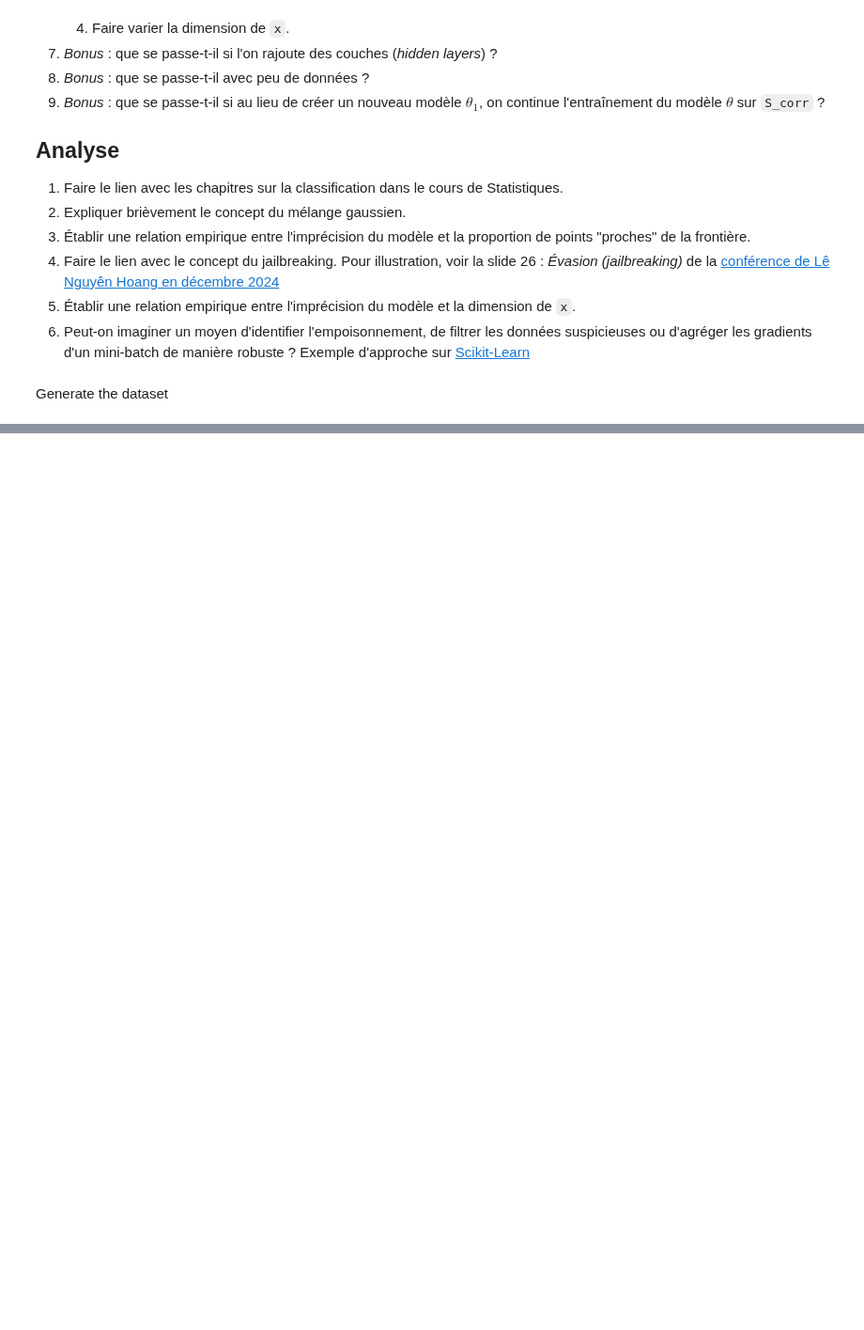
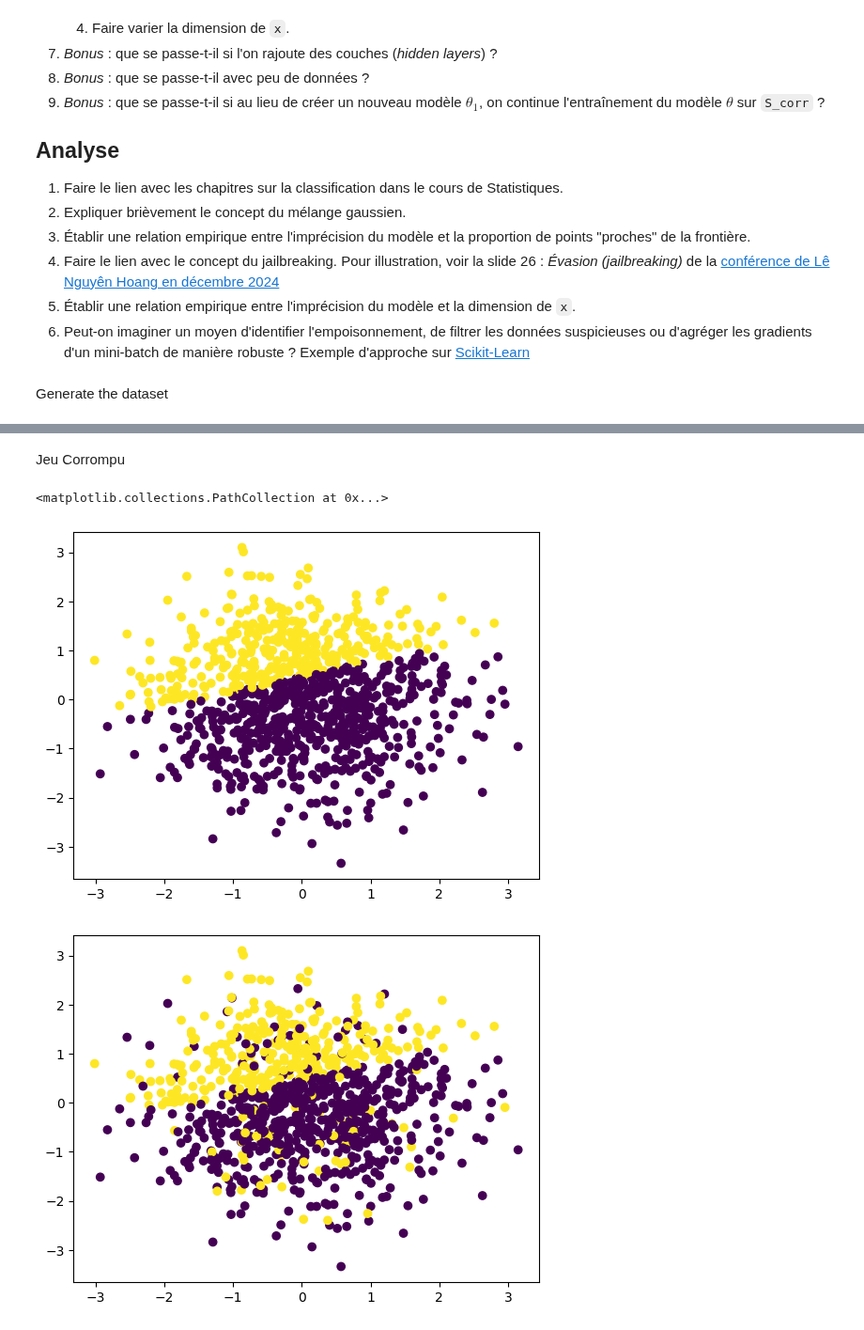
Before and after one commit to AI-Safety-X2023/playground, a Jupyter notebook: implementations/projects/poisoning/logistic_regression.ipynb, the cells around one changed output, grey strips where cells are left out. Shown at 94% size. Cells and saved outputs as stored; diff of their text form; code cells hidden in the pictures; blank space fills up the shorter version.

```diff
--- a/implementations/projects/poisoning/logistic_regression.ipynb
+++ b/implementations/projects/poisoning/logistic_regression.ipynb
@@ -129,0 +134,28 @@ tensor([[0.4721],
+# %% [markdown]
+Jeu Corrompu
+# %%
+alpha = 0.1
+
+# Calculer combien de labels inverser
+num_labels_to_flip = int(alpha * N)
+
+# Sélectionner aléatoirement les indices à inverser
+flip_indices = np.random.choice(N, num_labels_to_flip, replace=False)
+
+Y_corr = y.clone()
+
+
+Y_corr[flip_indices] = 1 - Y_corr[flip_indices]
+
+S_corr = TensorDataset(X,Y_corr)
+
+plt.figure(1)
+plt.scatter(X1, X2, c=y)
+plt.figure(2)
+plt.scatter(X1, X2, c=Y_corr)
+plt.figure(3)
+plt.scatter(X1,X2, c=(y==Y_corr))
+# %% [output]
+<matplotlib.collections.PathCollection at 0x...>
+[figure, added]
+[figure, added]
```
Also changed, not shown: parts of 29 cells of this notebook.
